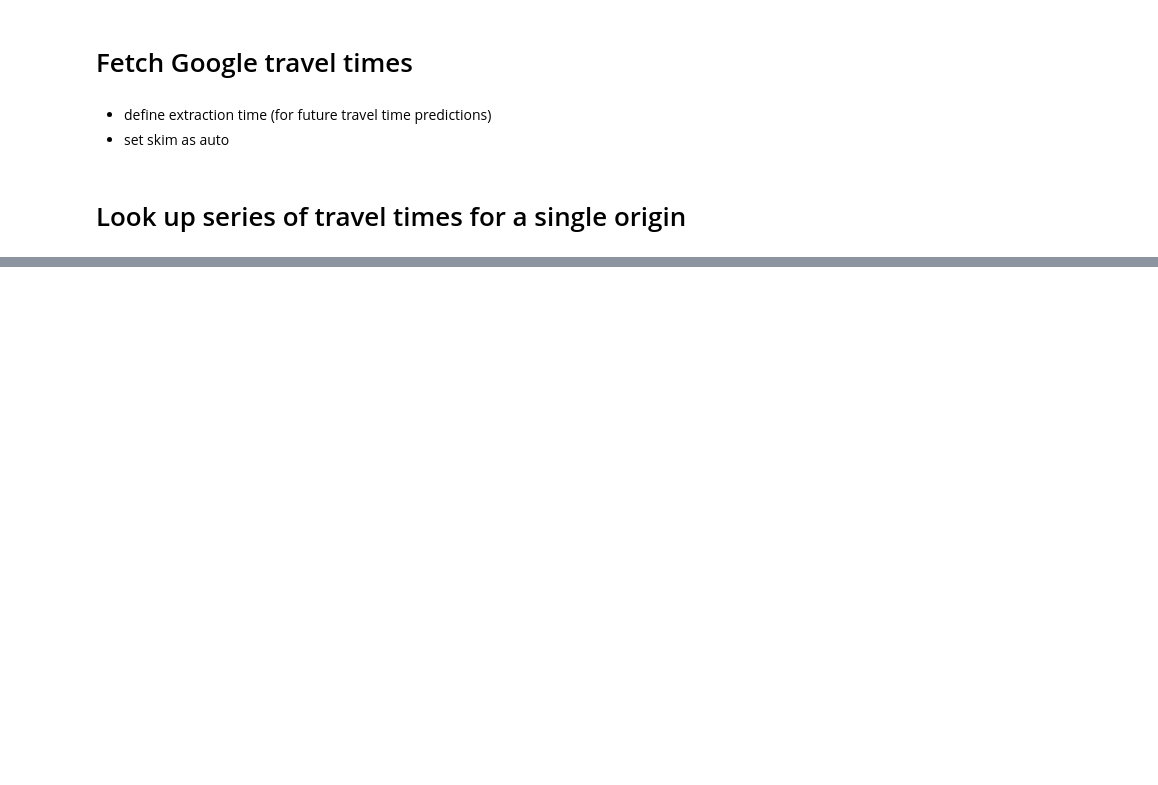
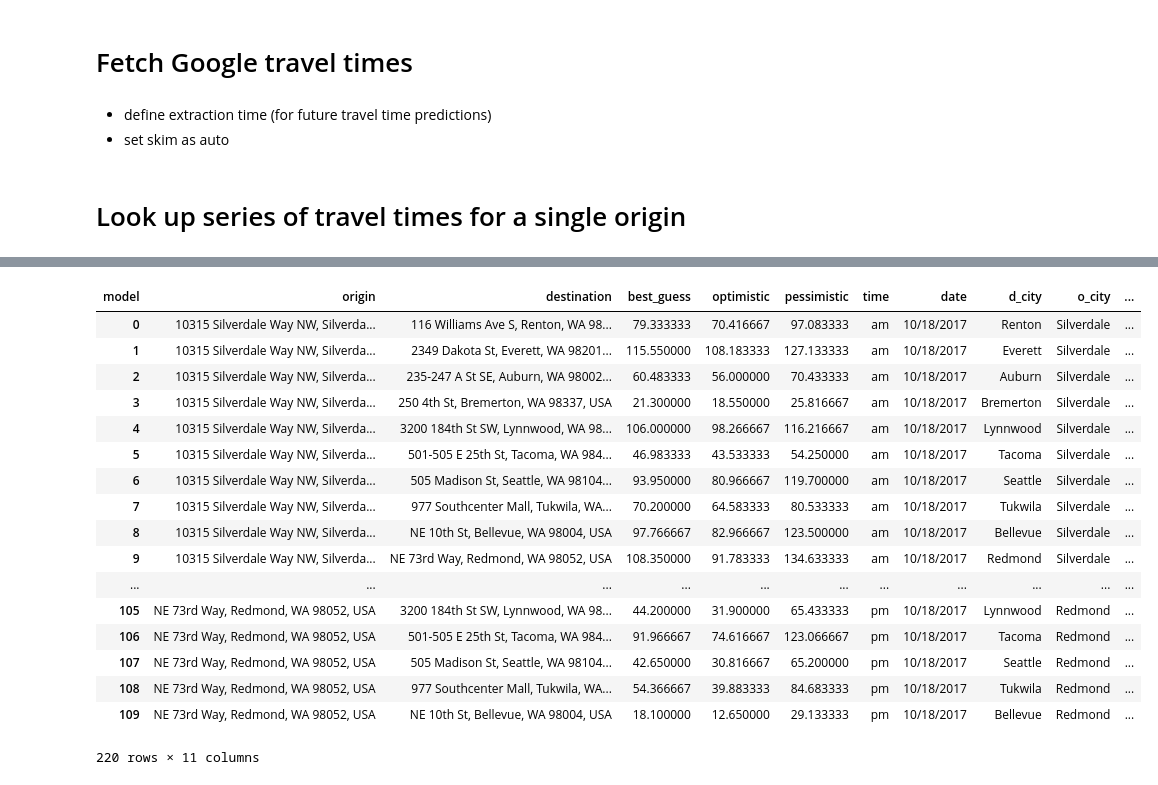
Before and after one commit to psrc/travel-modeling, a Jupyter notebook: travel_time_validation/google_maps_skims/notebooks/fetch_google_travel_times.ipynb, the cells around one changed output, grey strips where cells are left out. Saved outputs shown, nothing was run; the diff lists cells and outputs as text; code cells hidden in the pictures; blank space fills up the shorter version.

```diff
--- a/travel_time_validation/google_maps_skims/notebooks/fetch_google_travel_times.ipynb
+++ b/travel_time_validation/google_maps_skims/notebooks/fetch_google_travel_times.ipynb
@@ -58,18 +58,23 @@ def clean_results(results):
     for origin in otaz_list:
         i = 0
         for dest in results[origin]['destination_addresses']:
+            print dest
             results_dict = {}
             results_dict['origin'] = results[origin]['origin_addresses'][0]
             results_dict['destination'] = dest
             results_dict['distance'] = results[origin]['rows'][0]['elements'][i]['distance']['text']
             results_dict['time_ff'] = results[origin]['rows'][0]['elements'][i]['duration']['value']/60.0
-            results_dict['time_congested'] = results[origin]['rows'][0]['elements'][i]['duration_in_traffic']['value']/60.0
+            try:
+                results_dict['time_congested'] = results[origin]['rows'][0]['elements'][i]['duration_in_traffic']['value']/60.0
+            except:
+                print 'mistake'
+                results_dict['time_congested'] = -99
             i+=1
             results_list.append(results_dict)
 
     return pd.DataFrame(results_list)
 # %%
-otaz_list = [532,1552,2570,2286,3108]
+otaz_list = [532,1552,2570,2286,3108,3625,3528,1653,1178,1354,973]
 dtaz_list = otaz_list
 
 # set standard departure time for tomorrow at 8 AM
@@ -163,7 +222,13 @@ taz_city = {'Seattle':532,
            'Bellevue':1552,
            'Lynnwood':2570,
            'Everett':2286,
-           'Tacoma':3108}
+           'Tacoma':3108,
+           'Bremerton':3625,
+           'Silverdale':3528,
+           'Redmond':1653,
+           'Auburn':1178,
+           'Renton':1354,
+           'Tukwila':973}
 
 df['dtaz'] = df['d_city'].apply(lambda row: taz_city[row])
 df['otaz'] = df['o_city'].apply(lambda row: taz_city[row])
@@ -171,0 +237,21 @@ df.to_csv(r'C:\Users\Brice\soundcast\scripts\summarize\inputs\network_summary\od
+# %%
+df
+# %% [output]
+| model | origin | destination | best_guess | optimistic | pessimistic | time | date | d_city | o_city | ... |
+| 0 | 10315 Silverdale Way NW, Silverda... | 116 Williams Ave S, Renton, WA 98... | 79.333333 | 70.416667 | 97.083333 | am | 10/18/2017 | Renton | Silverdale | ... |
+| 1 | 10315 Silverdale Way NW, Silverda... | 2349 Dakota St, Everett, WA 98201... | 115.550000 | 108.183333 | 127.133333 | am | 10/18/2017 | Everett | Silverdale | ... |
+| 2 | 10315 Silverdale Way NW, Silverda... | 235-247 A St SE, Auburn, WA 98002... | 60.483333 | 56.000000 | 70.433333 | am | 10/18/2017 | Auburn | Silverdale | ... |
+| 3 | 10315 Silverdale Way NW, Silverda... | 250 4th St, Bremerton, WA 98337, USA | 21.300000 | 18.550000 | 25.816667 | am | 10/18/2017 | Bremerton | Silverdale | ... |
+| 4 | 10315 Silverdale Way NW, Silverda... | 3200 184th St SW, Lynnwood, WA 98... | 106.000000 | 98.266667 | 116.216667 | am | 10/18/2017 | Lynnwood | Silverdale | ... |
+| 5 | 10315 Silverdale Way NW, Silverda... | 501-505 E 25th St, Tacoma, WA 984... | 46.983333 | 43.533333 | 54.250000 | am | 10/18/2017 | Tacoma | Silverdale | ... |
+| 6 | 10315 Silverdale Way NW, Silverda... | 505 Madison St, Seattle, WA 98104... | 93.950000 | 80.966667 | 119.700000 | am | 10/18/2017 | Seattle | Silverdale | ... |
+| 7 | 10315 Silverdale Way NW, Silverda... | 977 Southcenter Mall, Tukwila, WA... | 70.200000 | 64.583333 | 80.533333 | am | 10/18/2017 | Tukwila | Silverdale | ... |
+| 8 | 10315 Silverdale Way NW, Silverda... | NE 10th St, Bellevue, WA 98004, USA | 97.766667 | 82.966667 | 123.500000 | am | 10/18/2017 | Bellevue | Silverdale | ... |
+| 9 | 10315 Silverdale Way NW, Silverda... | NE 73rd Way, Redmond, WA 98052, USA | 108.350000 | 91.783333 | 134.633333 | am | 10/18/2017 | Redmond | Silverdale | ... |
+| ... | ... | ... | ... | ... | ... | ... | ... | ... | ... | ... |
+| 105 | NE 73rd Way, Redmond, WA 98052, USA | 3200 184th St SW, Lynnwood, WA 98... | 44.200000 | 31.900000 | 65.433333 | pm | 10/18/2017 | Lynnwood | Redmond | ... |
+| 106 | NE 73rd Way, Redmond, WA 98052, USA | 501-505 E 25th St, Tacoma, WA 984... | 91.966667 | 74.616667 | 123.066667 | pm | 10/18/2017 | Tacoma | Redmond | ... |
+| 107 | NE 73rd Way, Redmond, WA 98052, USA | 505 Madison St, Seattle, WA 98104... | 42.650000 | 30.816667 | 65.200000 | pm | 10/18/2017 | Seattle | Redmond | ... |
+| 108 | NE 73rd Way, Redmond, WA 98052, USA | 977 Southcenter Mall, Tukwila, WA... | 54.366667 | 39.883333 | 84.683333 | pm | 10/18/2017 | Tukwila | Redmond | ... |
+| 109 | NE 73rd Way, Redmond, WA 98052, USA | NE 10th St, Bellevue, WA 98004, USA | 18.100000 | 12.650000 | 29.133333 | pm | 10/18/2017 | Bellevue | Redmond | ... |
+220 rows × 11 columns
```
Also changed, not shown: parts of 7 cells of this notebook.
